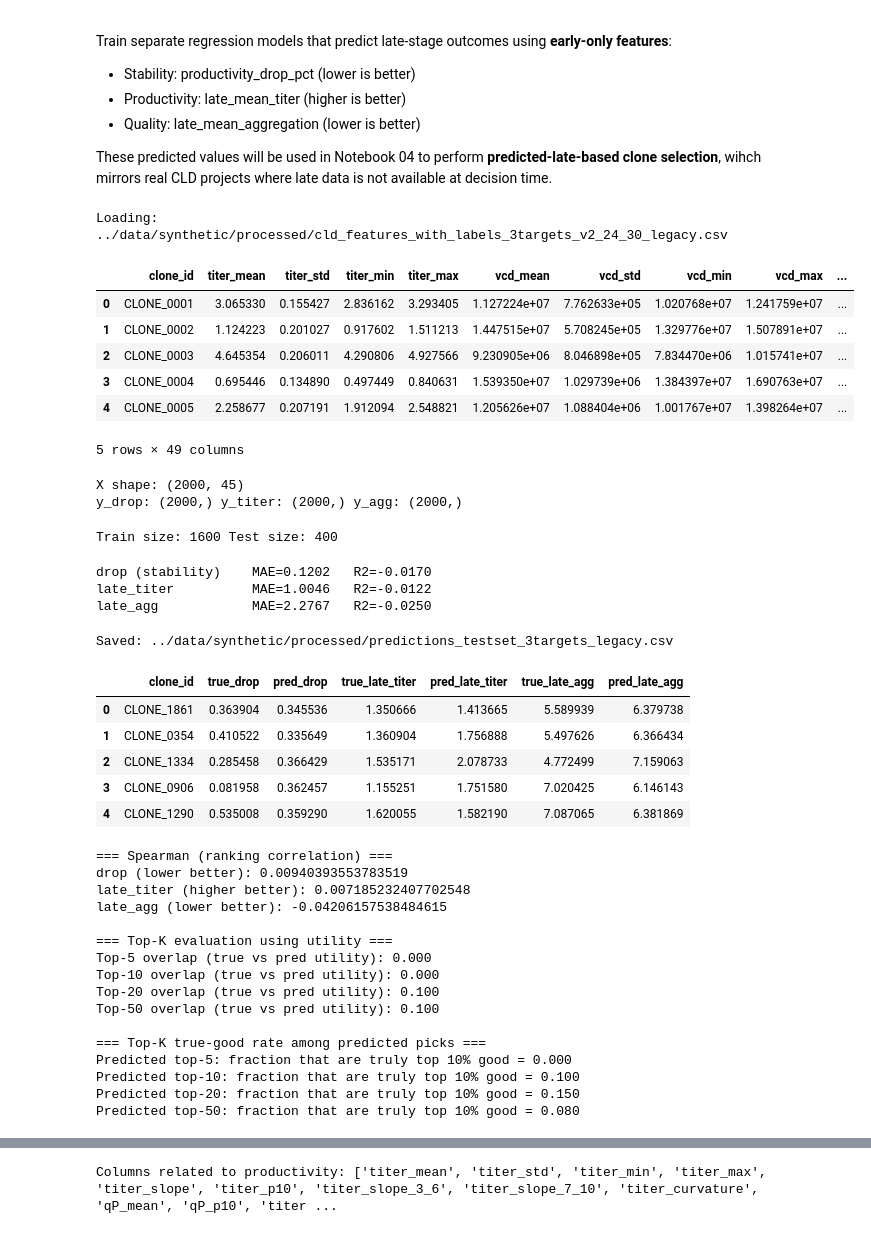
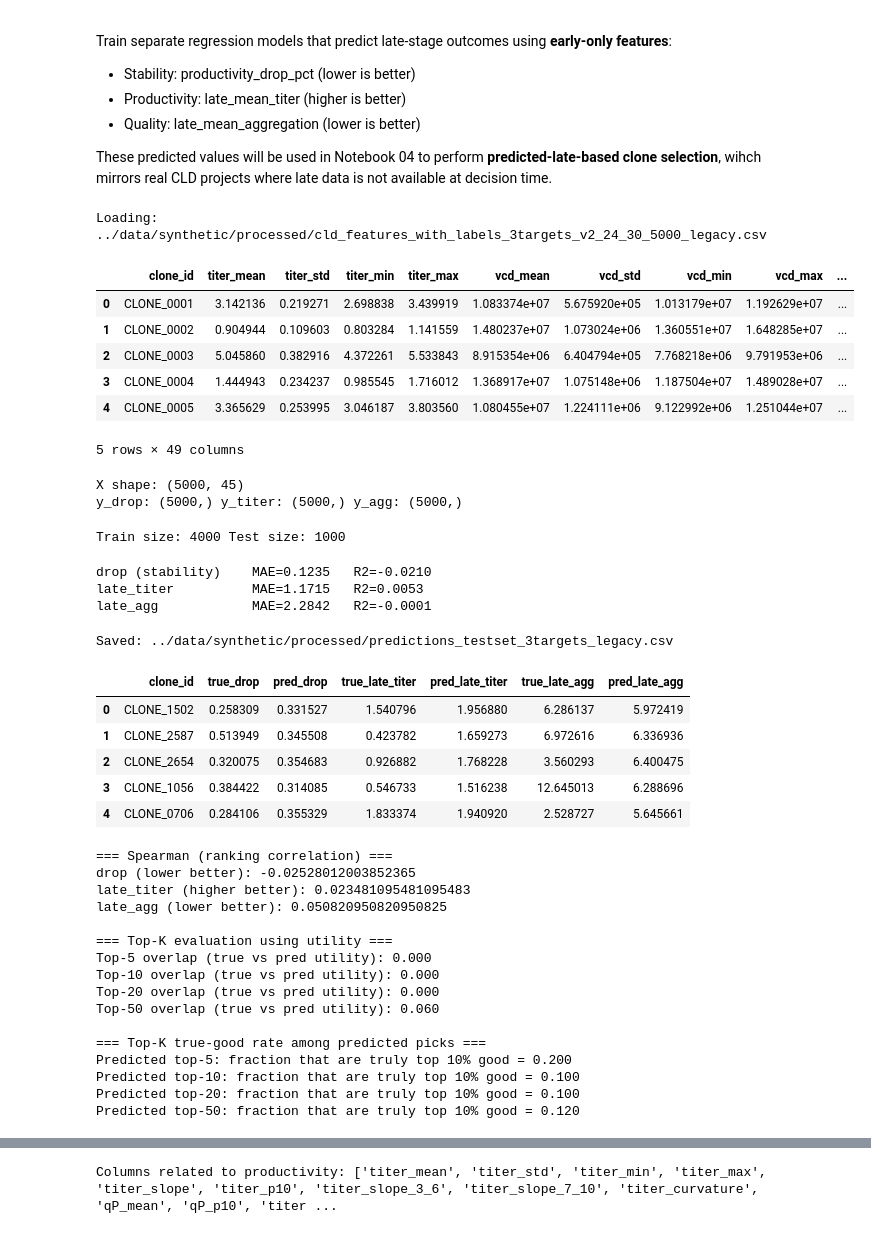
Before and after one commit to Sanghee-L/CLD_ML_PIPELINE, a Jupyter notebook: notebooks/03b_multitarget_models.ipynb, the cells around one changed output, grey strips where cells are left out. Cells and saved outputs as stored; diff of their text form; code cells hidden in the pictures.

```diff
--- a/notebooks/03b_multitarget_models.ipynb
+++ b/notebooks/03b_multitarget_models.ipynb
@@ -16,24 +18,22 @@ from sklearn.model_selection import train_test_split
 from sklearn.ensemble import RandomForestRegressor
 from sklearn.metrics import mean_absolute_error, r2_score
 # %%
-from pathlib import Path
-import pandas as pd
 
 scenario = "legacy"  # or "legacy"
 
-DATA_PATH = Path("../data/synthetic/processed") / f"cld_features_with_labels_3targets_v2_24_30_{scenario}.csv"
+DATA_PATH = Path("../data/synthetic/processed") / f"cld_features_with_labels_3targets_v2_24_30_5000_{scenario}.csv"
 print("Loading:", DATA_PATH)
 
 df = pd.read_csv(DATA_PATH)
 df.head()
 # %% [output]
-Loading: ../data/synthetic/processed/cld_features_with_labels_3targets_v2_24_30_legacy.csv
+Loading: ../data/synthetic/processed/cld_features_with_labels_3targets_v2_24_30_5000_legacy.csv
 |  | clone_id | titer_mean | titer_std | titer_min | titer_max | vcd_mean | vcd_std | vcd_min | vcd_max | ... |
-| 0 | CLONE_0001 | 3.065330 | 0.155427 | 2.836162 | 3.293405 | 1.127224e+07 | 7.762633e+05 | 1.020768e+07 | 1.241759e+07 | ... |
-| 1 | CLONE_0002 | 1.124223 | 0.201027 | 0.917602 | 1.511213 | 1.447515e+07 | 5.708245e+05 | 1.329776e+07 | 1.507891e+07 | ... |
-| 2 | CLONE_0003 | 4.645354 | 0.206011 | 4.290806 | 4.927566 | 9.230905e+06 | 8.046898e+05 | 7.834470e+06 | 1.015741e+07 | ... |
-| 3 | CLONE_0004 | 0.695446 | 0.134890 | 0.497449 | 0.840631 | 1.539350e+07 | 1.029739e+06 | 1.384397e+07 | 1.690763e+07 | ... |
-| 4 | CLONE_0005 | 2.258677 | 0.207191 | 1.912094 | 2.548821 | 1.205626e+07 | 1.088404e+06 | 1.001767e+07 | 1.398264e+07 | ... |
+| 0 | CLONE_0001 | 3.142136 | 0.219271 | 2.698838 | 3.439919 | 1.083374e+07 | 5.675920e+05 | 1.013179e+07 | 1.192629e+07 | ... |
+| 1 | CLONE_0002 | 0.904944 | 0.109603 | 0.803284 | 1.141559 | 1.480237e+07 | 1.073024e+06 | 1.360551e+07 | 1.648285e+07 | ... |
+| 2 | CLONE_0003 | 5.045860 | 0.382916 | 4.372261 | 5.533843 | 8.915354e+06 | 6.404794e+05 | 7.768218e+06 | 9.791953e+06 | ... |
+| 3 | CLONE_0004 | 1.444943 | 0.234237 | 0.985545 | 1.716012 | 1.368917e+07 | 1.075148e+06 | 1.187504e+07 | 1.489028e+07 | ... |
+| 4 | CLONE_0005 | 3.365629 | 0.253995 | 3.046187 | 3.803560 | 1.080455e+07 | 1.224111e+06 | 9.122992e+06 | 1.251044e+07 | ... |
 5 rows × 49 columns
 # %%
 # Preapre X and 3 ys
@@ -52,8 +52,8 @@ y_agg = df["late_mean_aggregation"].copy().clip(lower=0.0, upper=100.0)  # quali
 print("X shape:", X.shape)
 print("y_drop:", y_drop.shape, "y_titer:", y_titer.shape, "y_agg:", y_agg.shape)
 # %% [output]
-X shape: (2000, 45)
-y_drop: (2000,) y_titer: (2000,) y_agg: (2000,)
+X shape: (5000, 45)
+y_drop: (5000,) y_titer: (5000,) y_agg: (5000,)
 # %%
 # Split train/test by clone_id to avoid data leakage
 
@@ -71,7 +71,7 @@ y_agg_train, y_agg_test = y_agg[train_mask].values, y_agg[test_mask].values
 
 print("Train size:", len(id_train), "Test size:", len(id_test))
 # %% [output]
-Train size: 1600 Test size: 400
+Train size: 4000 Test size: 1000
 # %%
 # Train 3 Random Forest models, one for each target
 
@@ -102,9 +102,9 @@ pred_drop = eval_model("drop (stability)", rf_drop, X_test, y_drop_test)
 pred_titer = eval_model("late_titer", rf_titer, X_test, y_titer_test)
 pred_agg = eval_model("late_agg", rf_agg, X_test, y_agg_test)
 # %% [output]
-drop (stability)    MAE=0.1202   R2=-0.0170
-late_titer          MAE=1.0046   R2=-0.0122
-late_agg            MAE=2.2767   R2=-0.0250
+drop (stability)    MAE=0.1235   R2=-0.0210
+late_titer          MAE=1.1715   R2=0.0053
+late_agg            MAE=2.2842   R2=-0.0001
 # %%
 # Save predictions to CSV
 
@@ -126,11 +126,11 @@ pred_table.head()
 # %% [output]
 Saved: ../data/synthetic/processed/predictions_testset_3targets_legacy.csv
 |  | clone_id | true_drop | pred_drop | true_late_titer | pred_late_titer | true_late_agg | pred_late_agg |
-| 0 | CLONE_1861 | 0.363904 | 0.345536 | 1.350666 | 1.413665 | 5.589939 | 6.379738 |
-| 1 | CLONE_0354 | 0.410522 | 0.335649 | 1.360904 | 1.756888 | 5.497626 | 6.366434 |
-| 2 | CLONE_1334 | 0.285458 | 0.366429 | 1.535171 | 2.078733 | 4.772499 | 7.159063 |
-| 3 | CLONE_0906 | 0.081958 | 0.362457 | 1.155251 | 1.751580 | 7.020425 | 6.146143 |
-| 4 | CLONE_1290 | 0.535008 | 0.359290 | 1.620055 | 1.582190 | 7.087065 | 6.381869 |
+| 0 | CLONE_1502 | 0.258309 | 0.331527 | 1.540796 | 1.956880 | 6.286137 | 5.972419 |
+| 1 | CLONE_2587 | 0.513949 | 0.345508 | 0.423782 | 1.659273 | 6.972616 | 6.336936 |
+| 2 | CLONE_2654 | 0.320075 | 0.354683 | 0.926882 | 1.768228 | 3.560293 | 6.400475 |
+| 3 | CLONE_1056 | 0.384422 | 0.314085 | 0.546733 | 1.516238 | 12.645013 | 6.288696 |
+| 4 | CLONE_0706 | 0.284106 | 0.355329 | 1.833374 | 1.940920 | 2.528727 | 5.645661 |
 # %%
 # --- Spearman + TopK evaluation ---
 import numpy as np
@@ -212,18 +212,18 @@ for k in K_LIST:
     print(f"Predicted top-{k}: fraction that are truly top {int(GOOD_FRAC*100)}% good = {rate:.3f}")
 # %% [output]
 === Spearman (ranking correlation) ===
-drop (lower better): 0.00940393553783519
-late_titer (higher better): 0.007185232407702548
-late_agg (lower better): -0.04206157538484615
+drop (lower better): -0.02528012003852365
+late_titer (higher better): 0.023481095481095483
+late_agg (lower better): 0.050820950820950825
 
 === Top-K evaluation using utility ===
 Top-5 overlap (true vs pred utility): 0.000
 Top-10 overlap (true vs pred utility): 0.000
-Top-20 overlap (true vs pred utility): 0.100
-Top-50 overlap (true vs pred utility): 0.100
+Top-20 overlap (true vs pred utility): 0.000
+Top-50 overlap (true vs pred utility): 0.060
 
 === Top-K true-good rate among predicted picks ===
-Predicted top-5: fraction that are truly top 10% good = 0.000
+Predicted top-5: fraction that are truly top 10% good = 0.200
 Predicted top-10: fraction that are truly top 10% good = 0.100
-Predicted top-20: fraction that are truly top 10% good = 0.150
-Predicted top-50: fraction that are truly top 10% good = 0.080
+Predicted top-20: fraction that are truly top 10% good = 0.100
+Predicted top-50: fraction that are truly top 10% good = 0.120
```
Also changed, not shown: parts of 8 cells of this notebook, 4 other files.
